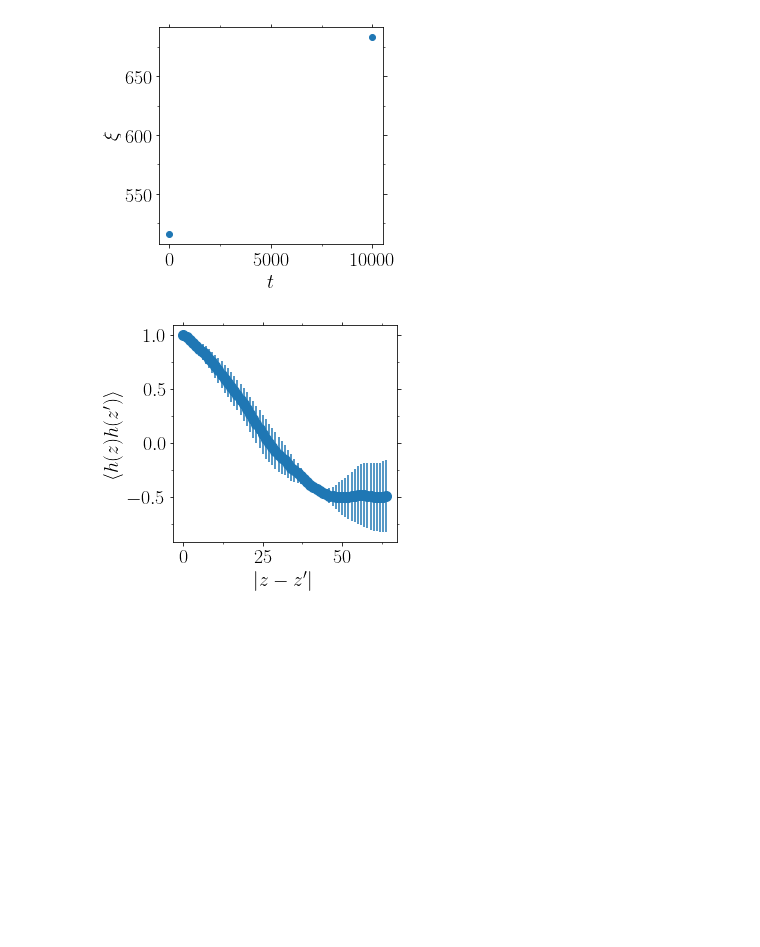
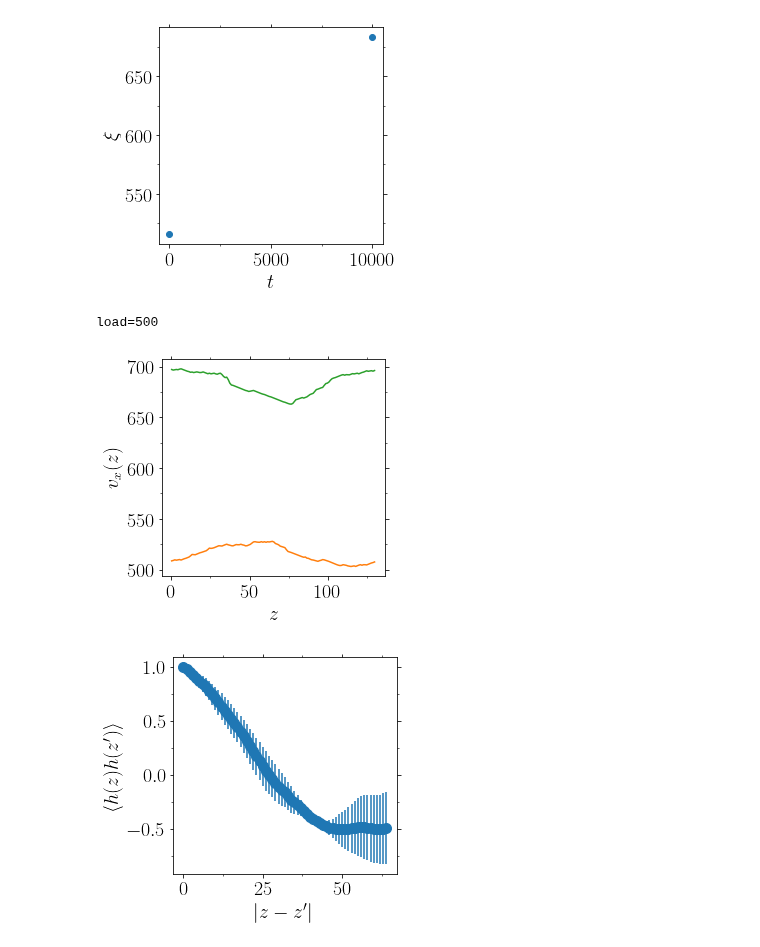
Before and after one commit to kkarimi62/HeaDef, a Jupyter notebook: postprocess/pressFluc2nd.ipynb, the cells around one changed output. Saved outputs shown, nothing was run; the diff lists cells and outputs as text; code cells hidden in the pictures; blank space fills up the shorter version.

```diff
--- a/postprocess/pressFluc2nd.ipynb
+++ b/postprocess/pressFluc2nd.ipynb
@@ -2561,6 +2561,47 @@ if eval(confParser['flags']['DislocAnl']):
 [figure]
 [figure]
 [figure]
+# %%
+if eval(confParser['flags']['DislocAnl']) and not\
+   eval(confParser['flags']['RemoteMachine']):
+    for load in [[500],[500,600,650,700,750,800,900,950,1000,1100,1200,1300], #--- different loads
+        {-3:400,
+    -1:450,
+    0:500,
+    -2:550,
+    1:600,
+    2:650,
+    3:700,
+    4:750,}.values()][0]:
+
+        print('load=%s'%load)
+        pathh = ['dislocations',
+                 'NiCoCrNatom100KTemp600/dislocated/load%s/Run0/dislocations'%load,
+                 'NiCoCrNatom100KTemp600Rss/dislocated/load%s/Run0/dislocations'%load][0]
+        try:
+            sdata0 = np.loadtxt('%s/h0_profile_multiple_times.txt'%pathh) #--- velocity profile
+            sdata1 = np.loadtxt('%s/h1_profile_multiple_times.txt'%pathh) #--- velocity profile
+
+            #--- fetch data
+            r = sdata0[:,0]
+            hx0 = sdata0[:,1:]
+            hx1 = sdata1[:,1:]
+
+
+            ax=PltErr(None,None,Plot=False)
+            list(map(lambda x:PltErr(r,x,ax=ax,
+                                     attrs={'fmt':'-'},
+                                     Plot=False,
+                                     xstr=r'$z$' if not eval(confParser['flags']['RemoteMachine']) else 'z',
+                                     ystr=r'$v_x(z)$' if not eval(confParser['flags']['RemoteMachine']) else 'vx(z)'),
+                     hx0.T))
+            plt.show()
+
+        except:
+            continue
+# %% [output]
+load=500
+[figure, added]
 # %%
 # if DislocAnl:
 #     z = PltCrltn(xint,yint0[0],Plot=False)[0] #--- get data on the x-axis
```
Also changed, not shown: 2 other files.
